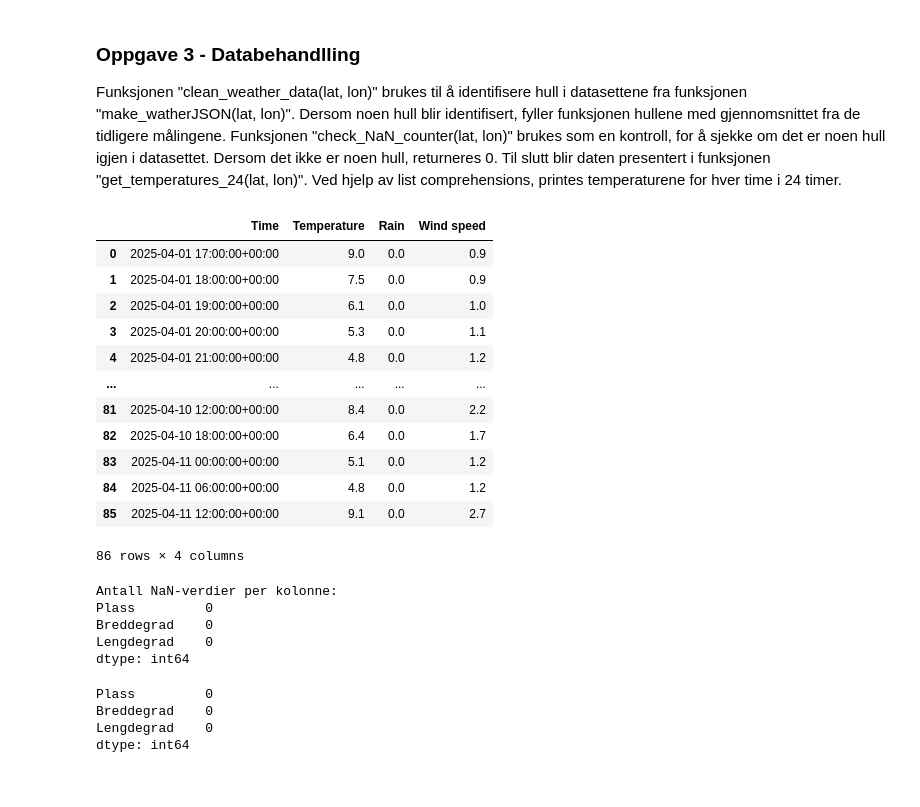
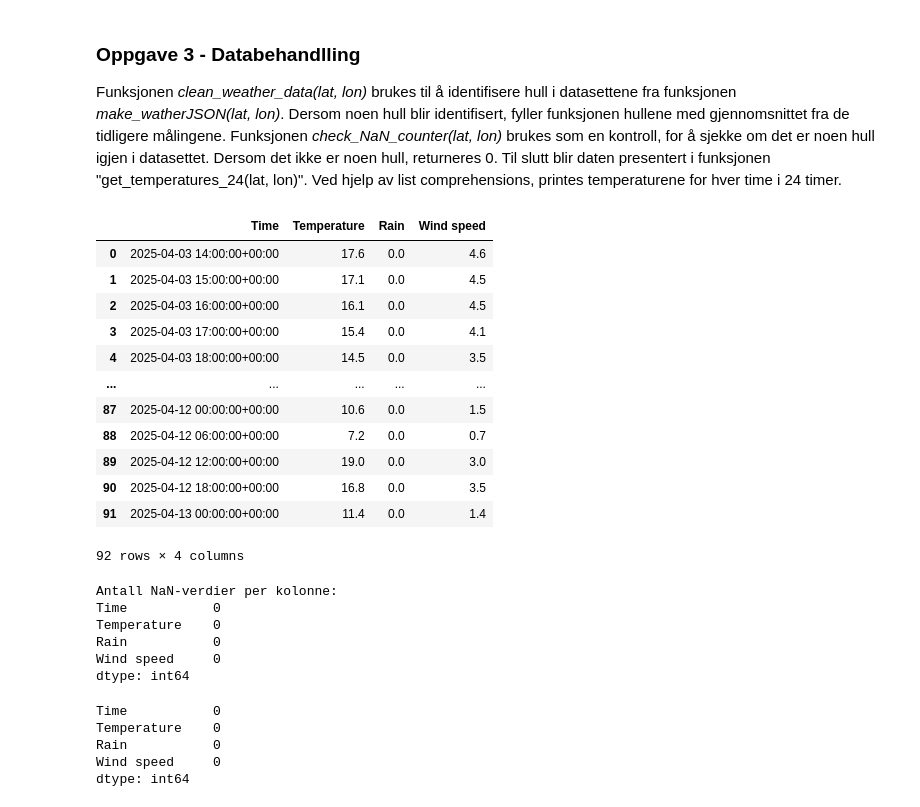
Before and after one commit to nhstorbe/Prosjekt-Anvendt-, a Jupyter notebook: src/Mappe 1/data_behandling_fremtid.ipynb, the cells around one changed output. Cells and saved outputs as stored; diff of their text form; code cells hidden in the pictures.

```diff
--- a/src/Mappe 1/data_behandling_fremtid.ipynb
+++ b/src/Mappe 1/data_behandling_fremtid.ipynb
@@ -33,7 +34,11 @@ df.head()
 # %%
 #koden lager en JSON fil ut i fra koordinatene som blir puttet inn i linken
-def make_weatherJSON(lat, lon):
-    url = f"https://api.met.no/weatherapi/locationforecast/2.0/compact?lat={lat}&lon={lon}"
+def make_weatherJSON(place):
+
+    if place not in locations.keys():
+        raise Exception(f"{place} ikke funnet i {locations.keys()}")
+
+    url = f"https://api.met.no/weatherapi/locationforecast/2.0/compact?lat={locations[place][0]}&lon={locations[place][1]}"
     headers = {'User-Agent': 'my-weather-app/1.0'}  #nødvendig for Yr API
     response = requests.get(url, headers=headers)
 
@@ -41,82 +46,89 @@ def make_weatherJSON(lat, lon):
     if response.status_code != 200:
         raise Exception(f"API call failed with status code {response.status_code}")
 
+    data = response.json()
 
-    data = response.json()
+    if not data:
+        raise Exception("Ingen data i JSON-objekt")
+
     return data
 
-#make_weatherJSON(61.904275, 6.715641)
+#make_weatherJSON("Løngyearbyen") #(feilmenlding)
+#make_weatherJSON("Longyearbyen")
 # %% [markdown]
 ### Oppgave 3 - Databehandlling
 
-Funksjonen "clean_weather_data(lat, lon)" brukes til å identifisere hull i datasettene fra funksjonen "make_watherJSON(lat, lon)". Dersom noen hull blir identifisert, fyller funksjonen hullene med gjennomsnittet fra de tidligere målingene. Funksjonen "check_NaN_counter(lat, lon)" brukes som en kontroll, for å sjekke om det er noen hull igjen i datasettet. Dersom det ikke er noen hull, returneres 0. Til slutt blir daten presentert i funksjonen "get_temperatures_24(lat, lon)". Ved hjelp av list comprehensions, printes temperaturene for hver time i 24 timer.
+Funksjonen _clean_weather_data(lat, lon)_ brukes til å identifisere hull i datasettene fra funksjonen _make_watherJSON(lat, lon)_. Dersom noen hull blir identifisert, fyller funksjonen hullene med gjennomsnittet fra de tidligere målingene. Funksjonen _check_NaN_counter(lat, lon)_ brukes som en kontroll, for å sjekke om det er noen hull igjen i datasettet. Dersom det ikke er noen hull, returneres 0. Til slutt blir daten presentert i funksjonen "get_temperatures_24(lat, lon)". Ved hjelp av list comprehensions, printes temperaturene for hver time i 24 timer.
 # %%
 #rydder manglende verdier med fillna()
-def clean_weather_data(lat, lon):
-    data = make_weatherJSON(lat, lon)
+def clean_weather_data(place):
+    data = make_weatherJSON(place)
     timeseries = data["properties"]["timeseries"]
 
     lst = []
     for entry in timeseries:
         time = entry["time"]
         details = entry["data"]["instant"]["details"]
         lst.append({
             "Time": time,
             "Temperature": details.get("air_temperature"),
             "Rain": entry["data"].get("next_1_hours", {}).get("details", {}).get("precipitation_amount"),
             "Wind speed": details.get("wind_speed")
         })
 
 
+    #lager JSON-filen om til en DataFrame (lister)
     df = pd.DataFrame(lst)
 
 
     #gjør om "Time" til datetime
     df["Time"] = pd.to_datetime(df["Time"], errors="coerce")
 
 
     #fyller inn evt. hull (NaN) med gjennomsnitt
     df.fillna(df.mean(numeric_only=True), inplace=True)
 
     return df
 
 
-clean_weather_data(61.904275, 6.715641)
+clean_weather_data("London")
 # %% [output]
 |  | Time | Temperature | Rain | Wind speed |
-| 0 | 2025-04-01 17:00:00+00:00 | 9.0 | 0.0 | 0.9 |
-| 1 | 2025-04-01 18:00:00+00:00 | 7.5 | 0.0 | 0.9 |
-| 2 | 2025-04-01 19:00:00+00:00 | 6.1 | 0.0 | 1.0 |
-| 3 | 2025-04-01 20:00:00+00:00 | 5.3 | 0.0 | 1.1 |
-| 4 | 2025-04-01 21:00:00+00:00 | 4.8 | 0.0 | 1.2 |
+| 0 | 2025-04-03 14:00:00+00:00 | 17.6 | 0.0 | 4.6 |
+| 1 | 2025-04-03 15:00:00+00:00 | 17.1 | 0.0 | 4.5 |
+| 2 | 2025-04-03 16:00:00+00:00 | 16.1 | 0.0 | 4.5 |
+| 3 | 2025-04-03 17:00:00+00:00 | 15.4 | 0.0 | 4.1 |
+| 4 | 2025-04-03 18:00:00+00:00 | 14.5 | 0.0 | 3.5 |
 | ... | ... | ... | ... | ... |
-| 81 | 2025-04-10 12:00:00+00:00 | 8.4 | 0.0 | 2.2 |
-| 82 | 2025-04-10 18:00:00+00:00 | 6.4 | 0.0 | 1.7 |
-| 83 | 2025-04-11 00:00:00+00:00 | 5.1 | 0.0 | 1.2 |
-| 84 | 2025-04-11 06:00:00+00:00 | 4.8 | 0.0 | 1.2 |
-| 85 | 2025-04-11 12:00:00+00:00 | 9.1 | 0.0 | 2.7 |
+| 87 | 2025-04-12 00:00:00+00:00 | 10.6 | 0.0 | 1.5 |
+| 88 | 2025-04-12 06:00:00+00:00 | 7.2 | 0.0 | 0.7 |
+| 89 | 2025-04-12 12:00:00+00:00 | 19.0 | 0.0 | 3.0 |
+| 90 | 2025-04-12 18:00:00+00:00 | 16.8 | 0.0 | 3.5 |
+| 91 | 2025-04-13 00:00:00+00:00 | 11.4 | 0.0 | 1.4 |
-86 rows × 4 columns
+92 rows × 4 columns
 # %%
 #sjekker om det er noen hull i datasettet etterpå
-def check_NaN_counter(lat, lon):
-    data = clean_weather_data(lat, lon)
-    missing_counts = df.isna().sum()
+def check_NaN_counter(place):
+    data = clean_weather_data(place)
+    missing_counts = data.isna().sum()
 
     print("Antall NaN-verdier per kolonne:")
     print(missing_counts)
     return missing_counts
 
 
-check_NaN_counter(61.904275, 6.715641)
+check_NaN_counter("Tokyo")
 # %% [output]
 Antall NaN-verdier per kolonne:
-Plass         0
-Breddegrad    0
-Lengdegrad    0
+Time           0
+Temperature    0
+Rain           0
+Wind speed     0
 dtype: int64
-Plass         0
-Breddegrad    0
-Lengdegrad    0
+Time           0
+Temperature    0
+Rain           0
+Wind speed     0
 dtype: int64
 # %%
 #henter ut temeraturer for de neste 24 timene
```
Also changed, not shown: parts of 4 cells of this notebook, 3 other files.
